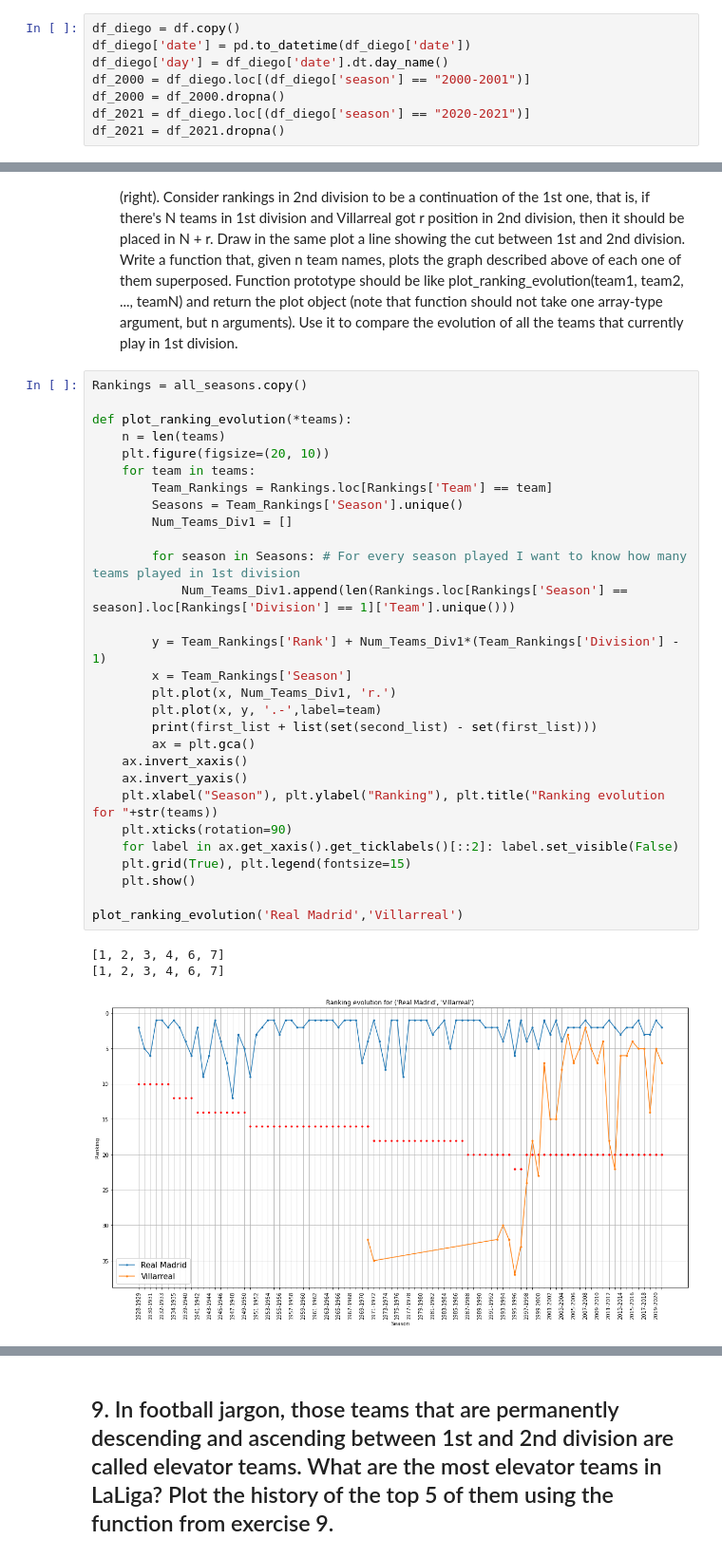
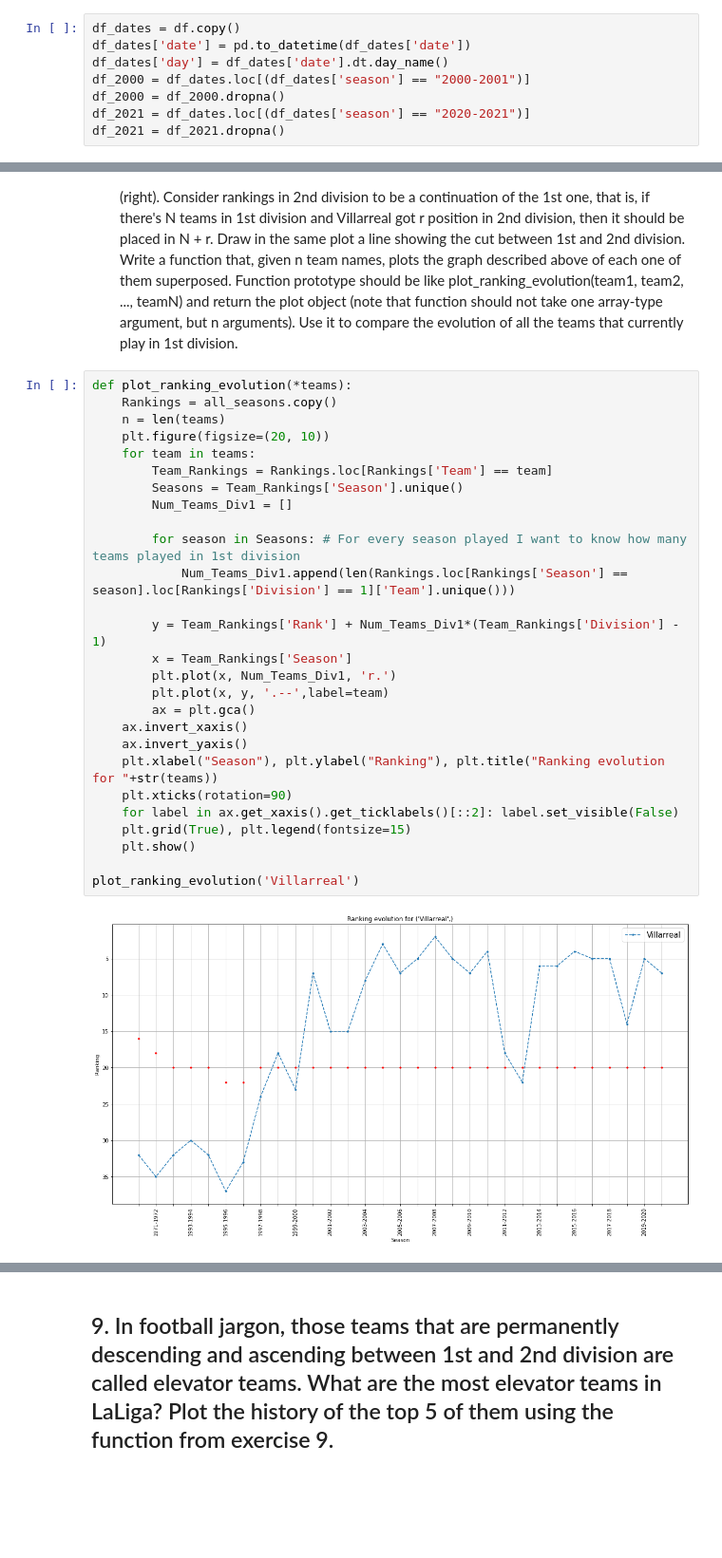
Before and after one commit to MellacE98/LaQuinielaUAB, a Jupyter notebook: LaLigaDataAnalysis.ipynb, the cells around one changed output, grey strips where cells are left out. Shown: that part at 95% size. Saved outputs shown, nothing was run; the diff lists cells and outputs as text; blank space fills up the shorter version.

```diff
--- a/LaLigaDataAnalysis.ipynb
+++ b/LaLigaDataAnalysis.ipynb
@@ -155,10 +156,10 @@ df_highest_goals[:10]
 # %% [markdown]
 ### #3. There has been a lot of discussion about how La Liga’s television right shave changed game schedules in the last years. Make a bar plot chart showing the number of matches played each weekday, and make also a histogram of match time. Compare this two graphics between seasons 2000-2001 and 2020-2021.
 # %%
-df_diego = df.copy()
-df_diego['date'] = pd.to_datetime(df_diego['date'])
-df_diego['day'] = df_diego['date'].dt.day_name()
-df_2000 = df_diego.loc[(df_diego['season'] == "2000-2001")]
+df_dates = df.copy()
+df_dates['date'] = pd.to_datetime(df_dates['date'])
+df_dates['day'] = df_dates['date'].dt.day_name()
+df_2000 = df_dates.loc[(df_dates['season'] == "2000-2001")]
 df_2000 = df_2000.dropna()
-df_2021 = df_diego.loc[(df_diego['season'] == "2020-2021")]
+df_2021 = df_dates.loc[(df_dates['season'] == "2020-2021")]
 df_2021 = df_2021.dropna()
@@ -488,35 +502,31 @@ all_seasons.to_excel('reports/SeasonStandings.xlsx')
 8. Villarreal is a team that has grown a lot in recent decades. Specially ever since some billionaire guy bought it (Fernando Roig, from Mercadona). Make a line plot showing the rank of Villarreal at the end of each season, from the oldest ones (left) to the earliest ones (right). Consider rankings in 2nd division to be a continuation of the 1st one, that is, if there's N teams in 1st division and Villarreal got r position in 2nd division, then it should be placed in N + r. Draw in the same plot a line showing the cut between 1st and 2nd division.
 Write a function that, given n team names, plots the graph described above of each one of them superposed. Function prototype should be like plot_ranking_evolution(team1, team2, ..., teamN) and return the plot object (note that function should not take one array-type argument, but n arguments). Use it to compare the evolution of all the teams that currently play in 1st division.
 # %%
-Rankings = all_seasons.copy()
-
 def plot_ranking_evolution(*teams):
+    Rankings = all_seasons.copy()
     n = len(teams)
     plt.figure(figsize=(20, 10))
     for team in teams:
         Team_Rankings = Rankings.loc[Rankings['Team'] == team]
         Seasons = Team_Rankings['Season'].unique()
         Num_Teams_Div1 = []
 
         for season in Seasons: # For every season played I want to know how many teams played in 1st division
             Num_Teams_Div1.append(len(Rankings.loc[Rankings['Season'] == season].loc[Rankings['Division'] == 1]['Team'].unique()))
 
         y = Team_Rankings['Rank'] + Num_Teams_Div1*(Team_Rankings['Division'] - 1)
         x = Team_Rankings['Season']
         plt.plot(x, Num_Teams_Div1, 'r.')
-        plt.plot(x, y, '.-',label=team)
-        print(first_list + list(set(second_list) - set(first_list)))
+        plt.plot(x, y, '.--',label=team)
         ax = plt.gca()
     ax.invert_xaxis()
     ax.invert_yaxis()
     plt.xlabel("Season"), plt.ylabel("Ranking"), plt.title("Ranking evolution for "+str(teams))
     plt.xticks(rotation=90)
     for label in ax.get_xaxis().get_ticklabels()[::2]: label.set_visible(False)
     plt.grid(True), plt.legend(fontsize=15)
     plt.show()
 
-plot_ranking_evolution('Real Madrid','Villarreal')
+plot_ranking_evolution('Villarreal')
 # %% [output]
-[1, 2, 3, 4, 6, 7]
-[1, 2, 3, 4, 6, 7]
-[figure, old version]
+[figure, new version]
```
Also changed, not shown: parts of 7 cells of this notebook, 1 other file.
